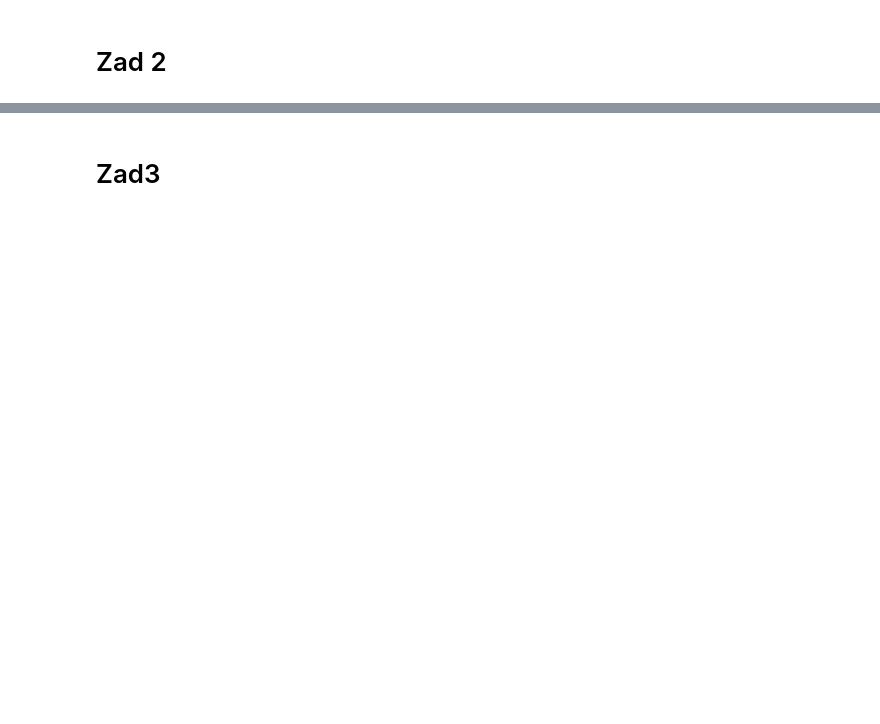
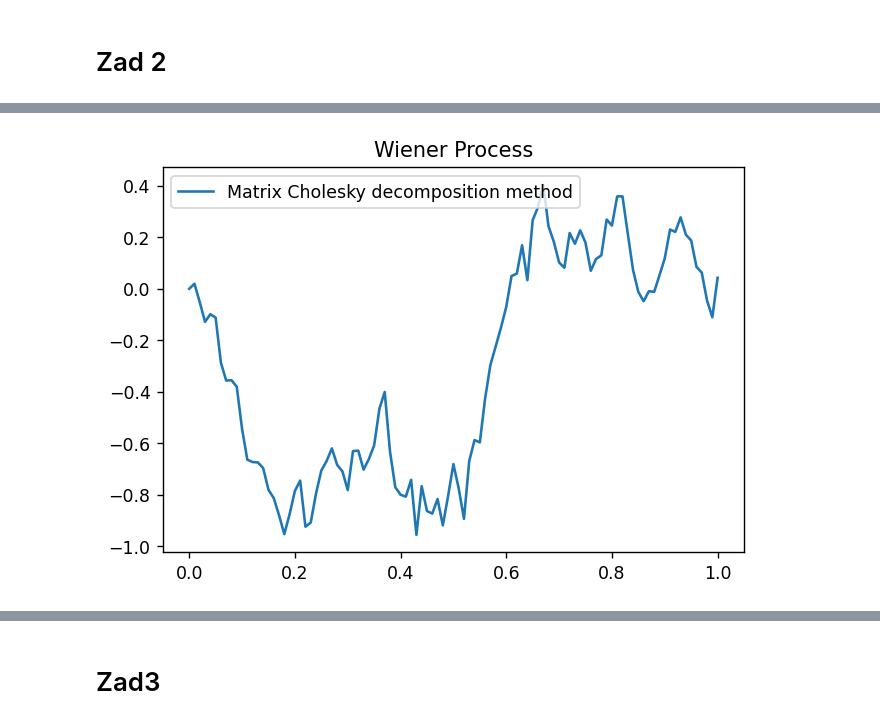
Before and after one commit to niegrzybkowski/matfin2022, a Jupyter notebook: Lab02.ipynb, the cells around one changed output, grey strips where cells are left out. Cells and saved outputs as stored; diff of their text form; code cells hidden in the pictures; blank space fills up the shorter version.

```diff
--- a/Lab02.ipynb
+++ b/Lab02.ipynb
@@ -41,2 +56,23 @@ plt.show()
 # %%
-#todo: cholesky
+def cholesky(S):
+    n = len(S)
+    # zmiana w macierz numpy
+    L = np.array([[0.0] * n for i in range(n)])
+    # port python 2 -> 3
+    for i in range(n):
+        for k in range(i+1):
+            tmp_sum = sum(L[i][j] * L[k][j] for j in range(k))
+            if (i == k):
+                L[i][k] = np.sqrt(S[i][i] - tmp_sum)
+            else:
+                L[i][k] = (1.0 / L[k][k] * (S[i][k] - tmp_sum))
+    return L
+# %%
+def generate_wiener_matrix(step, samples):
+    matrix = np.zeros(shape=(samples, samples))
+    cum = step
+    for i in range(samples):
+        matrix[i:samples, i] = cum
+        matrix[i, i:samples] = cum
+        cum += step
+    return matrix
@@ -42,0 +89,14 @@ plt.show()
+# %%
+def cholesky_trajectory(step, samples):
+    trajectory = cholesky(generate_wiener_matrix(step, samples-1)) @ norm.rvs(size=samples-1)
+    return np.concatenate((
+        np.array([0.]), # zaczynamy w zerze
+        trajectory
+    ))
+# %%
+plt.plot(*wiener_with_linspace(from_t=0.0, to_t=1.0, samples=101, trajectory_function=cholesky_trajectory))
+plt.title("Wiener Process")
+plt.legend(["Matrix Cholesky decomposition method"])
+plt.show()
+# %% [output]
+[figure, added]
```
Also changed, not shown: parts of 54 cells of this notebook.
